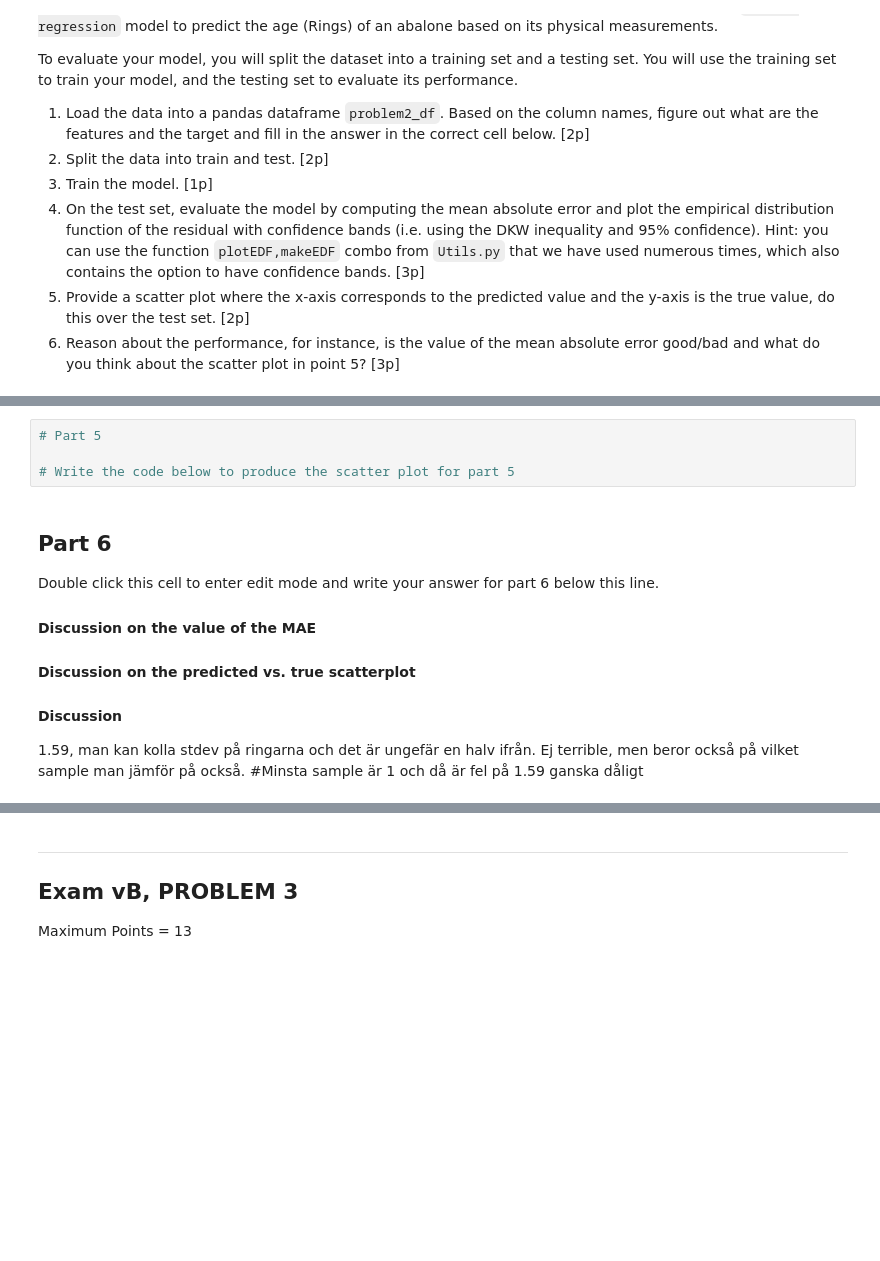
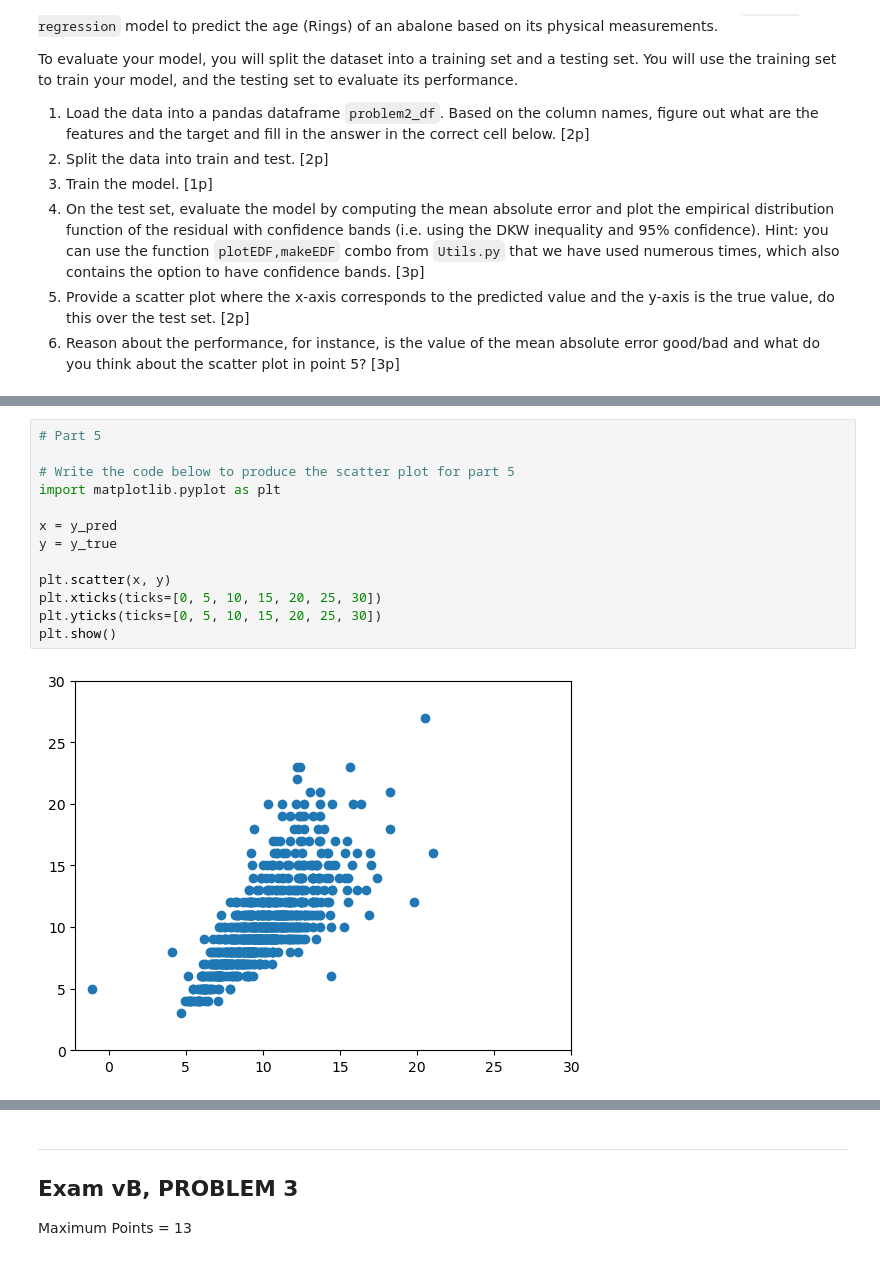
Before and after one commit to elisehammarstrom/ds, a Jupyter notebook: ExamJanuary_2023_problem.ipynb, the cells around one changed output, grey strips where cells are left out. Drawn from its saved outputs; the diff is of its cells as text; blank space fills up the shorter version.

```diff
--- a/ExamJanuary_2023_problem.ipynb
+++ b/ExamJanuary_2023_problem.ipynb
@@ -345,17 +362,15 @@ problem2_metric:  1.6107627467105263
 # %%
 # Part 5
 
 # Write the code below to produce the scatter plot for part 5
+import matplotlib.pyplot as plt
+
+x = y_pred
+y = y_true
+
+plt.scatter(x, y)
+plt.xticks(ticks=[0, 5, 10, 15, 20, 25, 30])
+plt.yticks(ticks=[0, 5, 10, 15, 20, 25, 30])
+plt.show()
+# %% [output]
+[figure, added]
-# %% [markdown]
-
-## Part 6
-
-Double click this cell to enter edit mode and write your answer for part 6 below this line.
-
-#### Discussion on the value of the MAE
-
-#### Discussion on the predicted vs. true scatterplot
-
-#### Discussion
-1.59, man kan kolla stdev på ringarna och det är ungefär en halv ifrån. Ej terrible, men beror också på vilket sample man jämför på också.
-#Minsta sample är 1 och då är fel på 1.59 ganska dåligt
```
Also changed, not shown: parts of 12 cells of this notebook.
